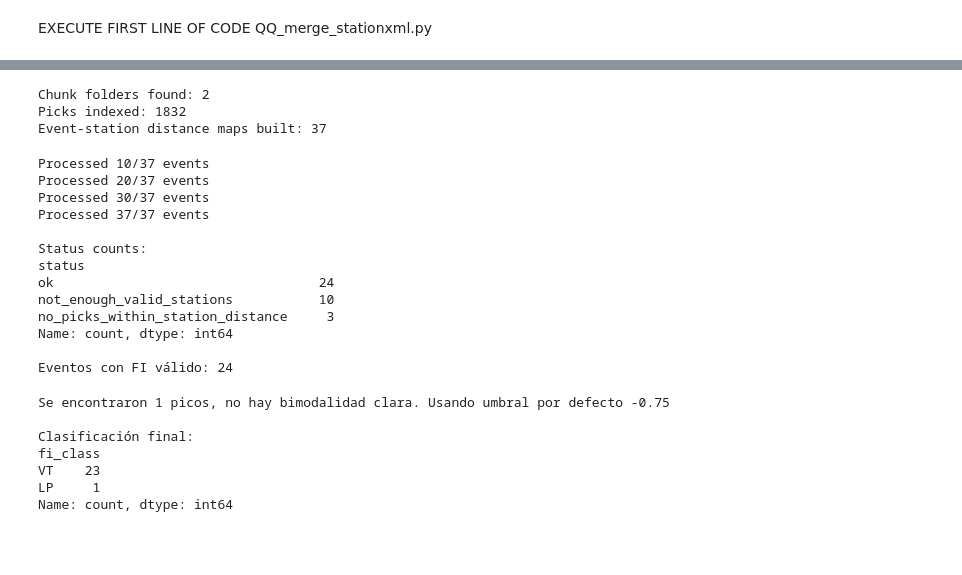
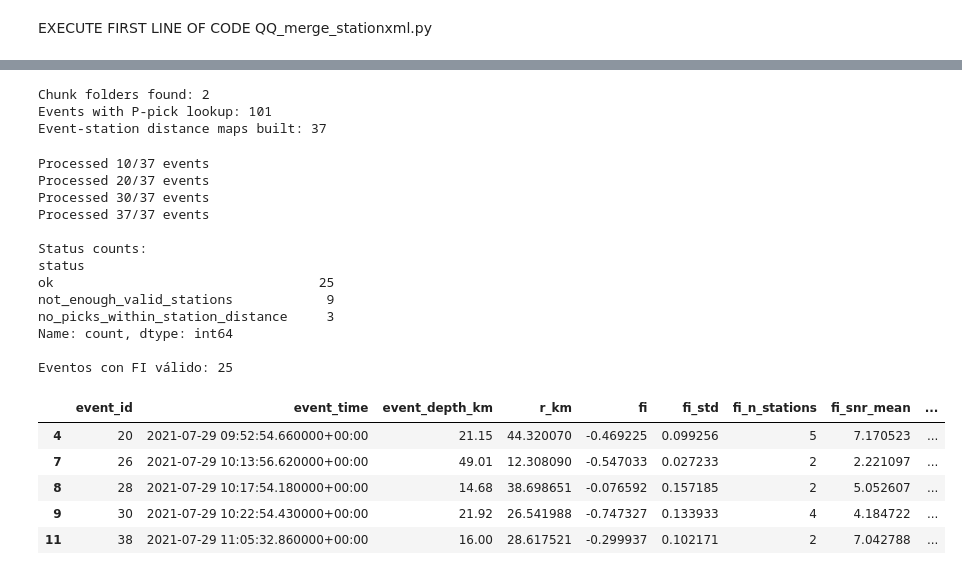
Before and after one commit to xtyangpsp/QuickQuake, a Jupyter notebook: quickquake/frequency_index/FI.ipynb, the cells around one changed output, grey strips where cells are left out. Cells and saved outputs as stored; diff of their text form; code cells hidden in the pictures; blank space fills up the shorter version.

```diff
--- a/quickquake/frequency_index/FI.ipynb
+++ b/quickquake/frequency_index/FI.ipynb
@@ -631,13 +697,13 @@ Events inside 100.0 km: 37 / 37
 | 4 | 2021-07-29 09:52:54.660000+00:00 | 55.277881 | -161.239323 | 21.15 | 2.17 | 20 | 8.64 | 44.320070 | True |
 # %%
 # %% [markdown]
-# ## 6. Construir índice rápido de chunks y picks
+# ## 6. Construir índice rápido de chunks, picks por evento y distancias evento-estación
 
 # %%
 chunk_index = build_chunk_index(PATHS["data_base"])
 chunk_starts, chunk_ends, chunk_folders = prepare_chunk_lookup(chunk_index)
 
-picks_sorted, picks_times = prepare_picks_time_index(picks)
+picks_by_event = build_picks_by_event_lookup(picks)
 
 event_station_distance_lookup = build_event_station_distance_lookup(
     catalog_filtered=catalog_filtered,
@@ -646,15 +712,15 @@ event_station_distance_lookup = build_event_station_distance_lookup(
 )
 
 print(f"Chunk folders found: {len(chunk_index)}")
-print(f"Picks indexed: {len(picks_sorted)}")
+print(f"Events with P-pick lookup: {len(picks_by_event)}")
 print(f"Event-station distance maps built: {len(event_station_distance_lookup)}")
 # %% [output]
 Chunk folders found: 2
-Picks indexed: 1832
+Events with P-pick lookup: 101
 Event-station distance maps built: 37
 # %%
 # %% [markdown]
-# ## 7. Procesar todos los eventos y calcular FI (versión optimizada)
+# ## 7. Procesar todos los eventos y calcular FI
 
 # %%
 results = []
@@ -662,93 +728,50 @@ results = []
 event_rows = catalog_filtered.to_dict("records")
 
 for i, event_row in enumerate(event_rows, start=1):
-    event_result = process_event_fast(
+    event_result = process_event(
         event_row=event_row,
-        picks_sorted=picks_sorted,
-        picks_times=picks_times,
+        picks_by_event=picks_by_event,
         event_station_distance_lookup=event_station_distance_lookup,
         data_base=PATHS["data_base"],
         windows=WINDOWS,
         filters=FILTERS,
         inventory=inventory,
         catalog_colmap=catalog_colmap,
         chunk_starts=chunk_starts,
         chunk_ends=chunk_ends,
         chunk_folders=chunk_folders,
     )
     results.append(event_result)
 
     if i % 10 == 0 or i == len(event_rows):
         print(f"Processed {i}/{len(event_rows)} events")
 
 results_df = pd.DataFrame(results)
 
 print("\nStatus counts:")
 print(results_df["status"].value_counts())
 
-# Filtrar solo los que tienen FI válido
 valid_df = results_df[results_df["status"] == "ok"].copy()
 print(f"\nEventos con FI válido: {len(valid_df)}")
+
+valid_df.head()
 # %% [output]
 Processed 10/37 events
 Processed 20/37 events
 Processed 30/37 events
 Processed 37/37 events
 
 Status counts:
 status
-ok                                  24
-not_enough_valid_stations           10
+ok                                  25
+not_enough_valid_stations            9
 no_picks_within_station_distance     3
 Name: count, dtype: int64
 
-Eventos con FI válido: 24
+Eventos con FI válido: 25
+|  | event_id | event_time | event_depth_km | r_km | fi | fi_std | fi_n_stations | fi_snr_mean | ... |
+| 4 | 20 | 2021-07-29 09:52:54.660000+00:00 | 21.15 | 44.320070 | -0.469225 | 0.099256 | 5 | 7.170523 | ... |
+| 7 | 26 | 2021-07-29 10:13:56.620000+00:00 | 49.01 | 12.308090 | -0.547033 | 0.027233 | 2 | 2.221097 | ... |
+| 8 | 28 | 2021-07-29 10:17:54.180000+00:00 | 14.68 | 38.698651 | -0.076592 | 0.157185 | 2 | 5.052607 | ... |
+| 9 | 30 | 2021-07-29 10:22:54.430000+00:00 | 21.92 | 26.541988 | -0.747327 | 0.133933 | 4 | 4.184722 | ... |
+| 11 | 38 | 2021-07-29 11:05:32.860000+00:00 | 16.00 | 28.617521 | -0.299937 | 0.102171 | 2 | 7.042788 | ... |
-# %%
-# 8. Determinar umbral de clasificación a partir de la distribución de FI
-
-# %%
-fi_values = valid_df["fi"].dropna().values
-
-if len(fi_values) < 10:
-    print("Muy pocos eventos para estimar la distribución. Se usará umbral por defecto = -0.75")
-    threshold = -0.75
-else:
-    # Estimación de densidad kernel
-    kde = gaussian_kde(fi_values)
-    x_grid = np.linspace(fi_values.min() - 0.5, fi_values.max() + 0.5, 200)
-    density = kde(x_grid)
-
-    # Encontrar picos
-    peaks, properties = find_peaks(density, prominence=0.1)  # prominencia ajustable
-    if len(peaks) >= 2:
-        # Tomar los dos picos más altos
-        peak_heights = density[peaks]
-        top_two = np.argsort(peak_heights)[-2:]
-        peak_indices = peaks[top_two]
-        peak_x = x_grid[peak_indices]
-
-        # Encontrar el mínimo entre ellos
-        between_peaks = (x_grid > min(peak_x)) & (x_grid < max(peak_x))
-        if np.any(between_peaks):
-            min_index = np.argmin(density[between_peaks])
-            threshold = x_grid[between_peaks][min_index]
-            print(f"Umbral óptimo (mínimo entre picos): {threshold:.3f}")
-        else:
-            print("No hay puntos entre los picos. Usando umbral por defecto -0.75")
-            threshold = -0.75
-    else:
-        print(f"Se encontraron {len(peaks)} picos, no hay bimodalidad clara. Usando umbral por defecto -0.75")
-        threshold = -0.75
-
-# Clasificar
-valid_df["fi_class"] = valid_df["fi"].apply(lambda x: "LP" if x < threshold else "VT")
-print("\nClasificación final:")
-print(valid_df["fi_class"].value_counts())
-# %% [output]
-Se encontraron 1 picos, no hay bimodalidad clara. Usando umbral por defecto -0.75
-
-Clasificación final:
-fi_class
-VT    23
-LP     1
-Name: count, dtype: int64
```
Also changed, not shown: parts of 12 cells of this notebook, 7 other files.
